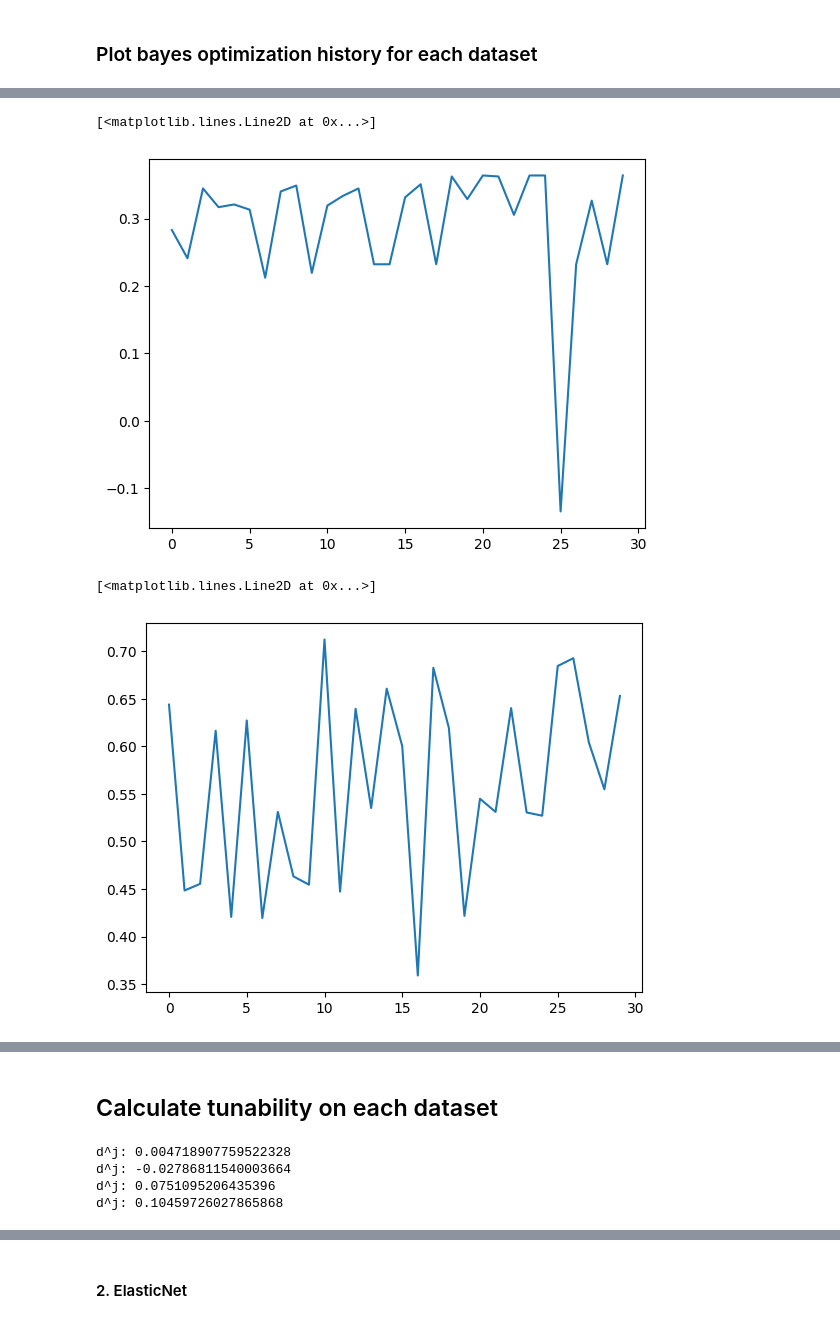
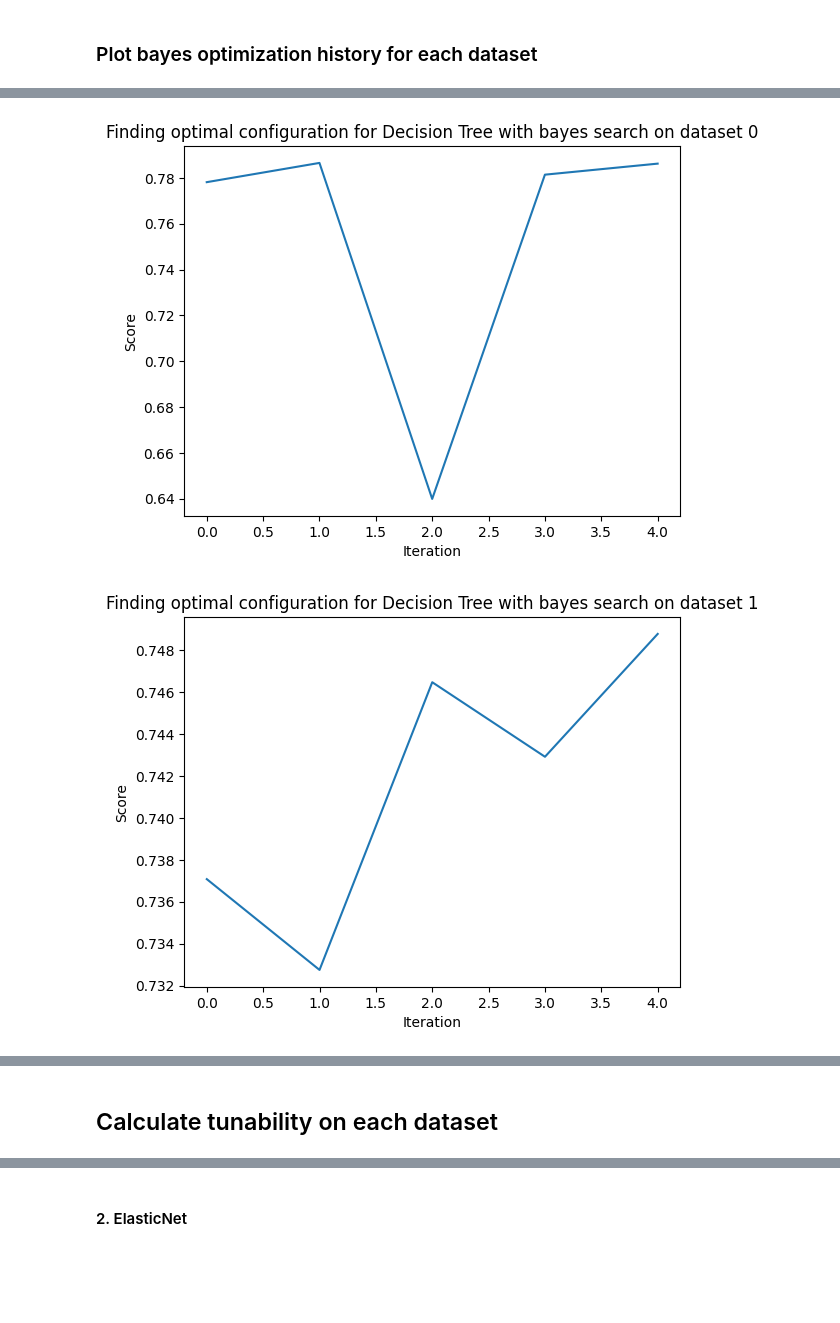
Before and after one commit to CJ4n/AutoML_HM1, a Jupyter notebook: solution.ipynb, the cells around one changed output, grey strips where cells are left out. Cells and saved outputs as stored; diff of their text form; code cells hidden in the pictures; blank space fills up the shorter version.

```diff
--- a/solution.ipynb
+++ b/solution.ipynb
@@ -439,14 +322,18 @@ def get_bayes_search_space_decision_tree():
             "model__min_samples_split": Integer(2, 60),
             "model__min_samples_leaf": Integer(1, 60),
         },
-        30,
+        NUM_ITER_BAYES,
     )
 # %%
 np.int = np.int64  # hack so numpy doesn't complain about missing np.int :)
 # calculate all configs
-best_configs, history = find_best_configs_in_search_space_with_bayes(
+best_configs, histories = find_best_configs_in_search_space_with_bayes(
     search_space=get_bayes_search_space_decision_tree(),
     pipeline=get_decision_tree_pipeline(),
     train_datasets=get_train_datasets(),
 )
+for i, history in enumerate(histories):
+    dump_scores_to_csv(
+        history, f"output_data/decision_tree/bayes_iteration_scores_dataset_{i}.csv"
+    )
 # %% [output]
@@ -482,10 +359,12 @@ plt.plot(history[1])
-# %%
-plt.plot(history[2])
-# %% [output]
-[<matplotlib.lines.Line2D at 0x...>]
-[figure, removed]
-# %%
-plt.plot(history[3])
-# %% [output]
-[<matplotlib.lines.Line2D at 0x...>]
-[figure, removed]
+# %%
+for i in range(len(histories)):
+    plt.plot(histories[i])
+    plt.xlabel("Iteration")
+    plt.ylabel("Score")
+    plt.title(
+        f"Finding optimal configuration for Decision Tree with bayes search on dataset {i}"
+    )
+    plt.show()
+# %% [output]
+[figure, added]
+[figure, added]
@@ -492,11 +373,2 @@ plt.plot(history[3])
 # %% [markdown]
 ## Calculate tunability on each dataset
-# %%
-tunability_per_dataset = calculate_tunability_on_each_set(
-    get_train_datasets(), get_test_datasets(), best_configs, optimal_config_decision_tree
-)
-# %% [output]
-d^j: 0.004718907759522328
-d^j: -0.02786811540003664
-d^j: 0.0751095206435396
-d^j: 0.10459726027865868
```
Also changed, not shown: parts of 33 cells of this notebook, 17 other files.
